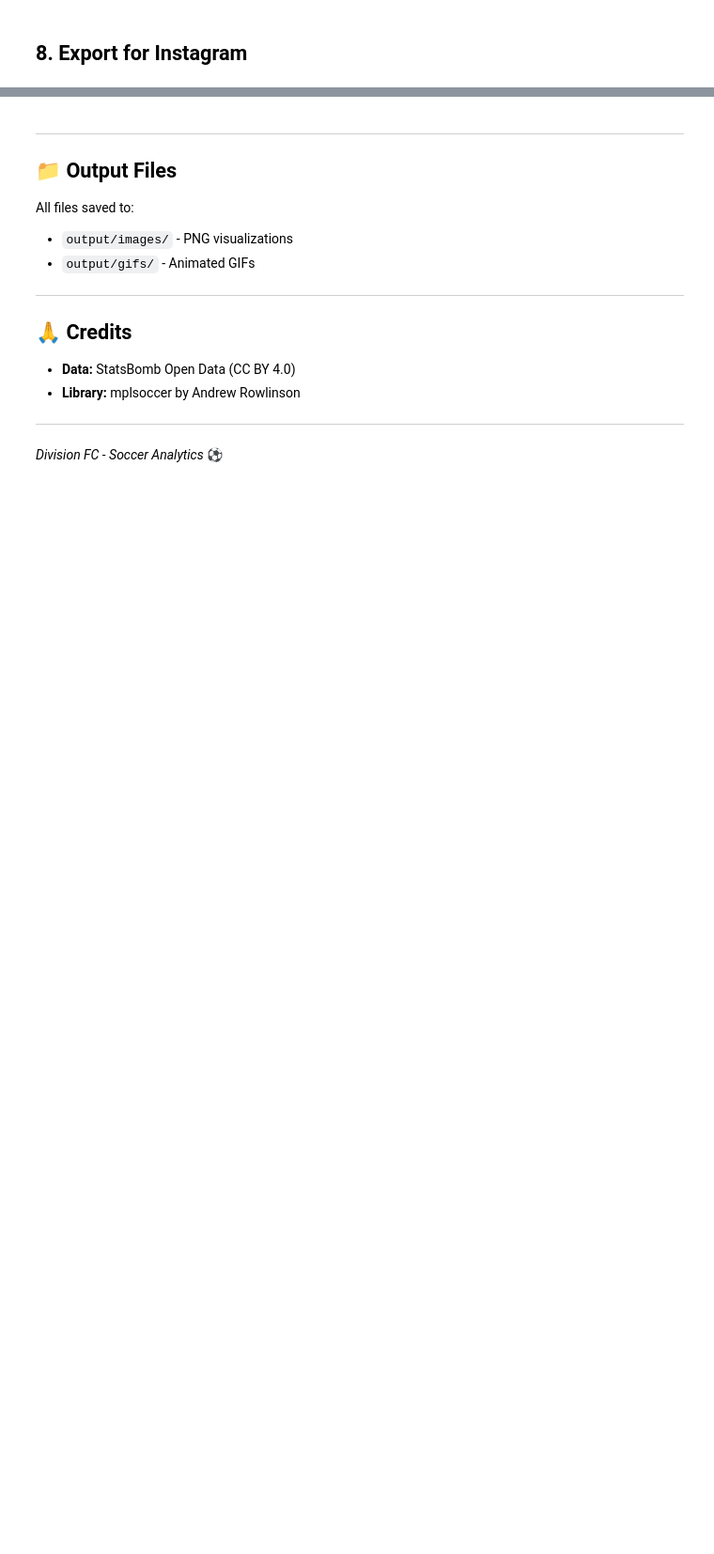
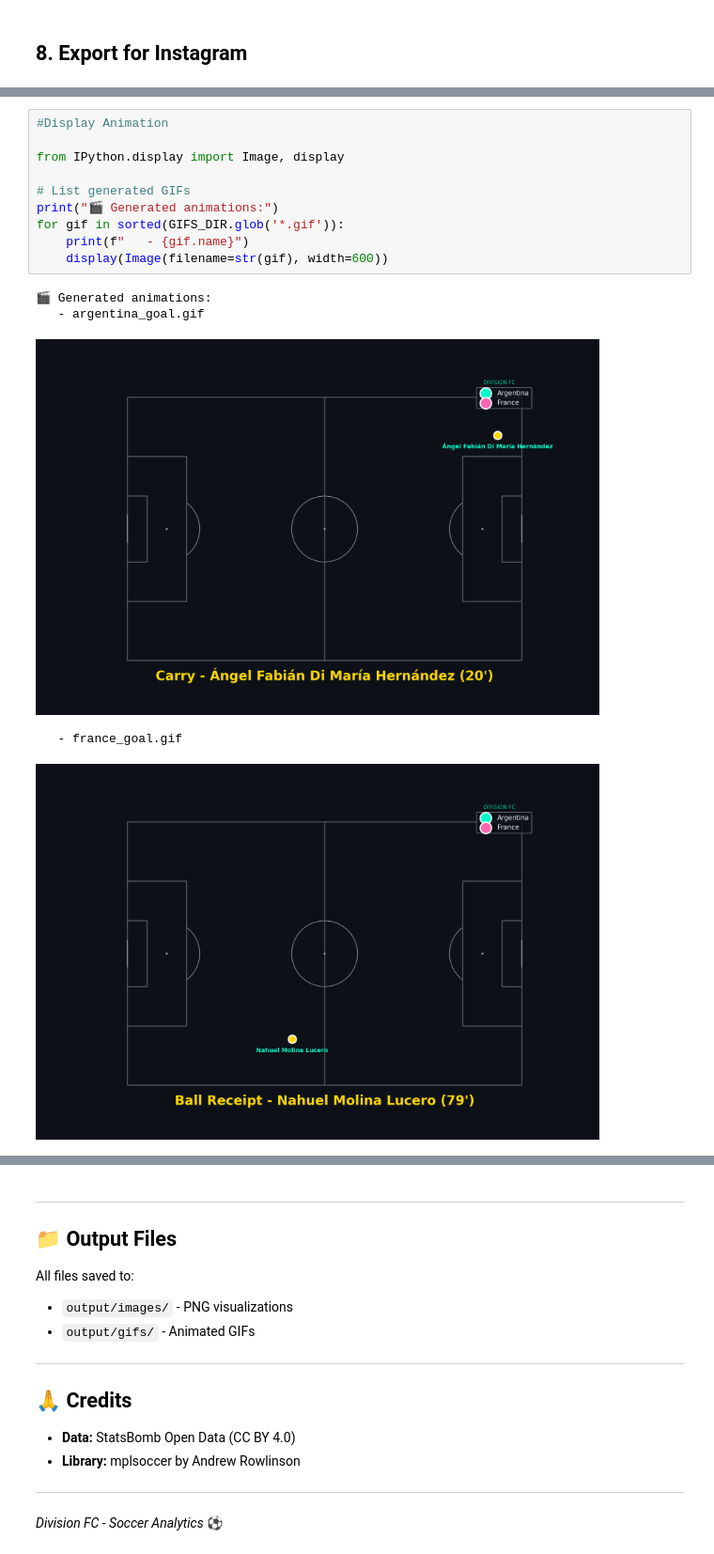
Before and after one commit to gabiyanu/Division_FC, a Jupyter notebook: notebooks/analysis.ipynb, the cells around one changed output, grey strips where cells are left out. Shown at 94% size. Saved outputs shown, nothing was run; the diff lists cells and outputs as text; blank space fills up the shorter version.

```diff
--- a/notebooks/analysis.ipynb
+++ b/notebooks/analysis.ipynb
@@ -153,0 +272,16 @@ print(f"   Story: {IMAGES_DIR / 'instagram_story.png'}")
+# %%
+#Display Animation
+
+from IPython.display import Image, display
+
+# List generated GIFs
+print("🎬 Generated animations:")
+for gif in sorted(GIFS_DIR.glob('*.gif')):
+    print(f"   - {gif.name}")
+    display(Image(filename=str(gif), width=600))
+# %% [output]
+🎬 Generated animations:
+   - argentina_goal.gif
+[figure, added]
+   - france_goal.gif
+[figure, added]
```
Also changed, not shown: parts of 13 cells of this notebook, 15 other files.
